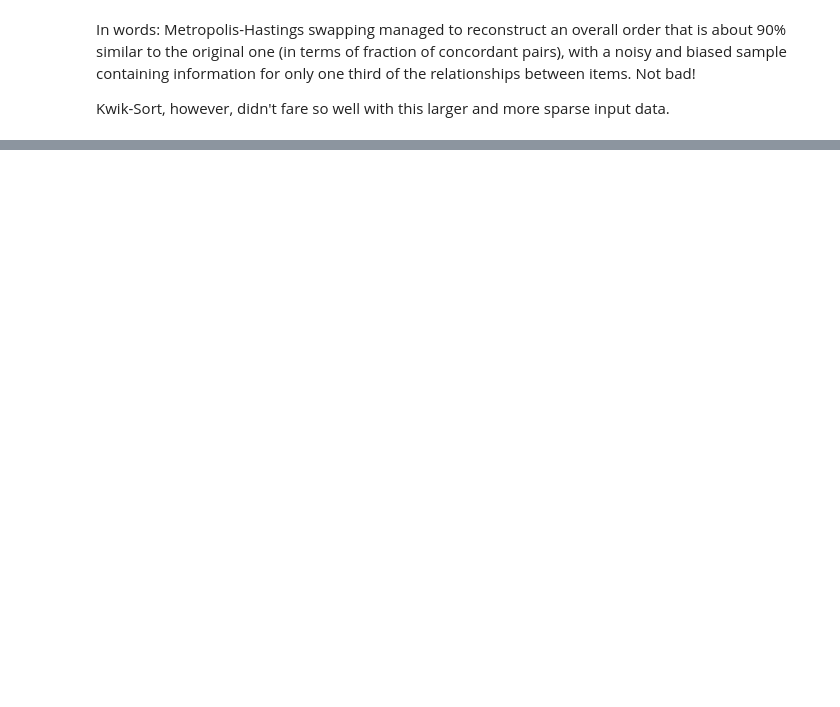
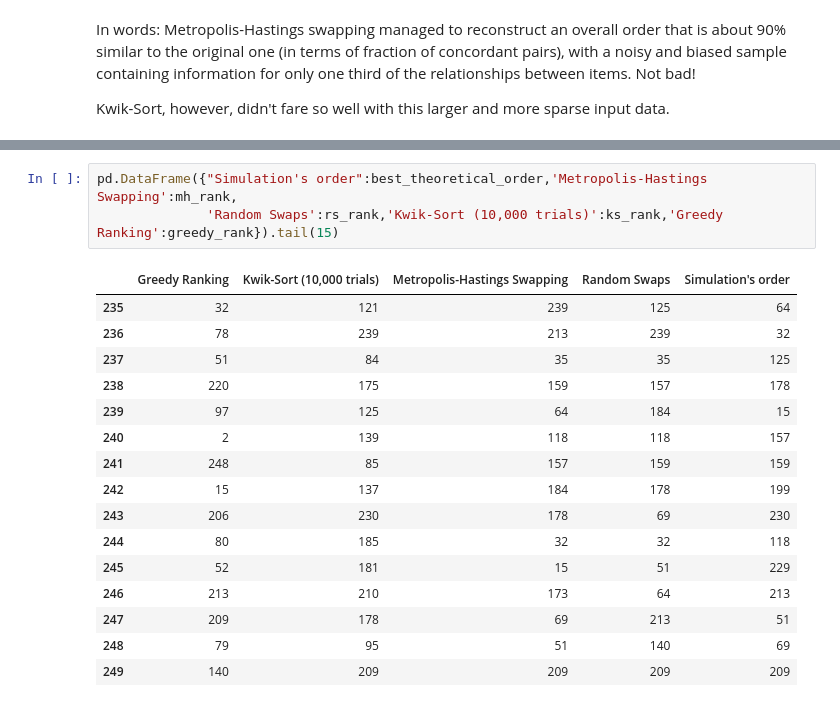
Before and after one commit to david-cortes/datascienceprojects, a Jupyter notebook: optimization/list_optimization.ipynb, the cells around one changed output, grey strips where cells are left out. Drawn from its saved outputs; the diff is of its cells as text; blank space fills up the shorter version.

```diff
--- a/optimization/list_optimization.ipynb
+++ b/optimization/list_optimization.ipynb
@@ -697,0 +744,20 @@ Kwik-Sort, however, didn't fare so well with this larger and more sparse input d
+# %%
+pd.DataFrame({"Simulation's order":best_theoretical_order,'Metropolis-Hastings Swapping':mh_rank,
+              'Random Swaps':rs_rank,'Kwik-Sort (10,000 trials)':ks_rank,'Greedy Ranking':greedy_rank}).tail(15)
+# %% [output]
+|  | Greedy Ranking | Kwik-Sort (10,000 trials) | Metropolis-Hastings Swapping | Random Swaps | Simulation's order |
+| 235 | 32 | 121 | 239 | 125 | 64 |
+| 236 | 78 | 239 | 213 | 239 | 32 |
+| 237 | 51 | 84 | 35 | 35 | 125 |
+| 238 | 220 | 175 | 159 | 157 | 178 |
+| 239 | 97 | 125 | 64 | 184 | 15 |
+| 240 | 2 | 139 | 118 | 118 | 157 |
+| 241 | 248 | 85 | 157 | 159 | 159 |
+| 242 | 15 | 137 | 184 | 178 | 199 |
+| 243 | 206 | 230 | 178 | 69 | 230 |
+| 244 | 80 | 185 | 32 | 32 | 118 |
+| 245 | 52 | 181 | 15 | 51 | 229 |
+| 246 | 213 | 210 | 173 | 64 | 213 |
+| 247 | 209 | 178 | 69 | 213 | 51 |
+| 248 | 79 | 95 | 51 | 140 | 69 |
+| 249 | 140 | 209 | 209 | 209 | 209 |
```
Also changed, not shown: parts of 9 cells of this notebook, 1 other file.
